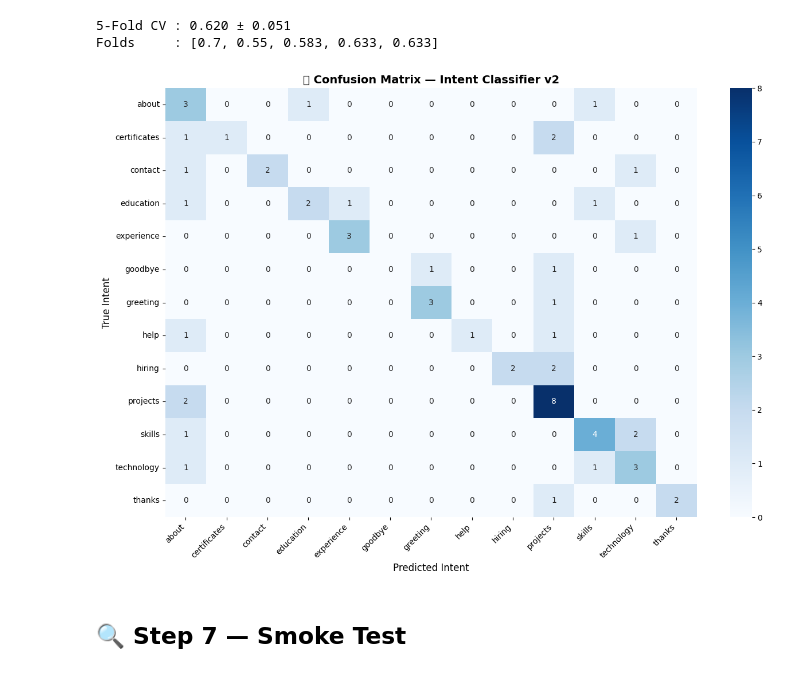
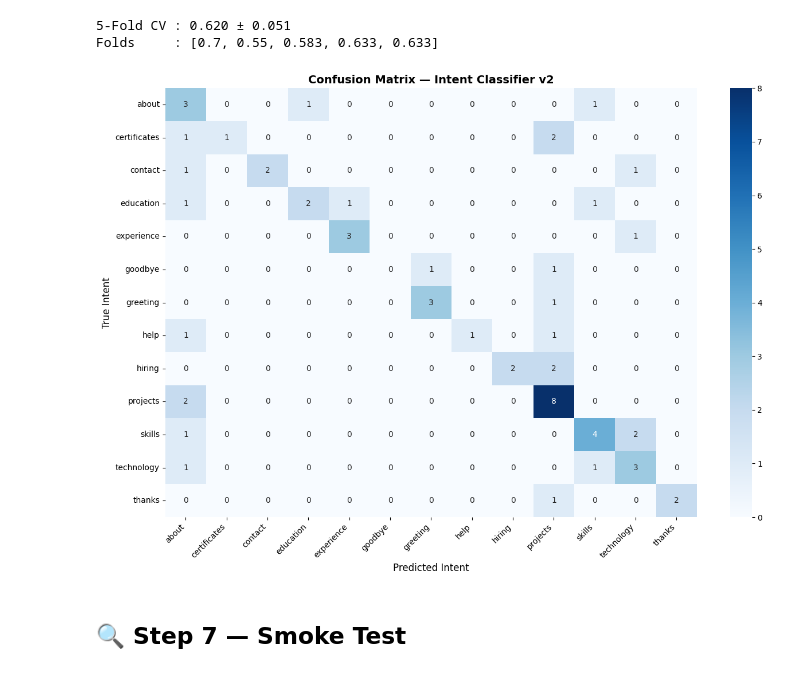
Before and after one commit to aniket00101/TF-IDF-and-Logistic-Regression-Model-For-Portfolio-Chatbot, a Jupyter notebook: model/train_chatbot.ipynb, the cells around one changed output. Cells and saved outputs as stored; diff of their text form; code cells hidden in the pictures.

```diff
--- a/model/train_chatbot.ipynb
+++ b/model/train_chatbot.ipynb
@@ -181,18 +181,18 @@ Folds     : [0.7, 0.55, 0.583, 0.633, 0.633]
 # %%
 labels = sorted(y.unique())
 cm = confusion_matrix(y_test, y_pred, labels=labels)
 
 fig, ax = plt.subplots(figsize=(13, 9))
 sns.heatmap(cm, annot=True, fmt='d', cmap='Blues',
             xticklabels=labels, yticklabels=labels, ax=ax)
 ax.set_xlabel('Predicted Intent', fontsize=12)
 ax.set_ylabel('True Intent', fontsize=12)
-ax.set_title('🧩 Confusion Matrix — Intent Classifier v2', fontsize=14, fontweight='bold')
+ax.set_title('Confusion Matrix — Intent Classifier v2', fontsize=14, fontweight='bold')
 plt.xticks(rotation=45, ha='right')
 plt.tight_layout()
 plt.show()
 # %% [output]
-[figure, old version]
+[figure, new version]
 # %% [markdown]
 ## 🔍 Step 7 — Smoke Test
 # %%
```
Also changed, not shown: 1 other file.
